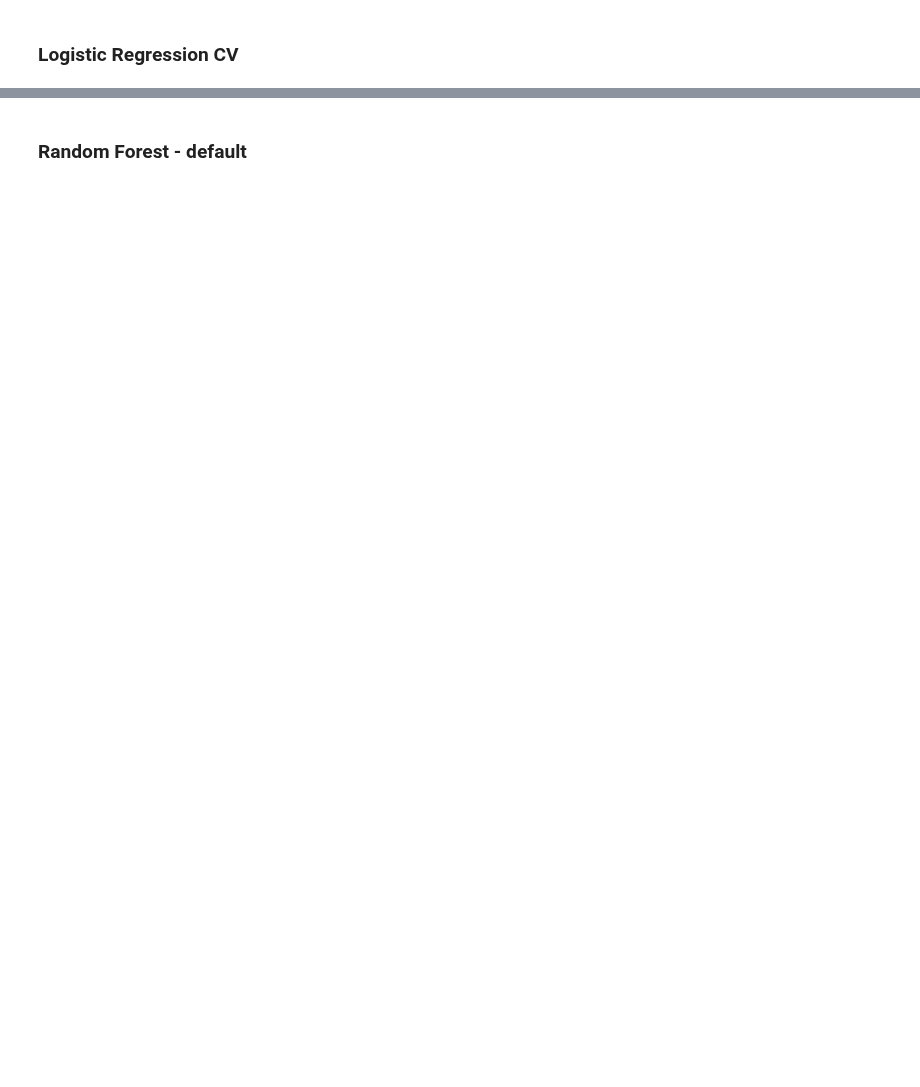
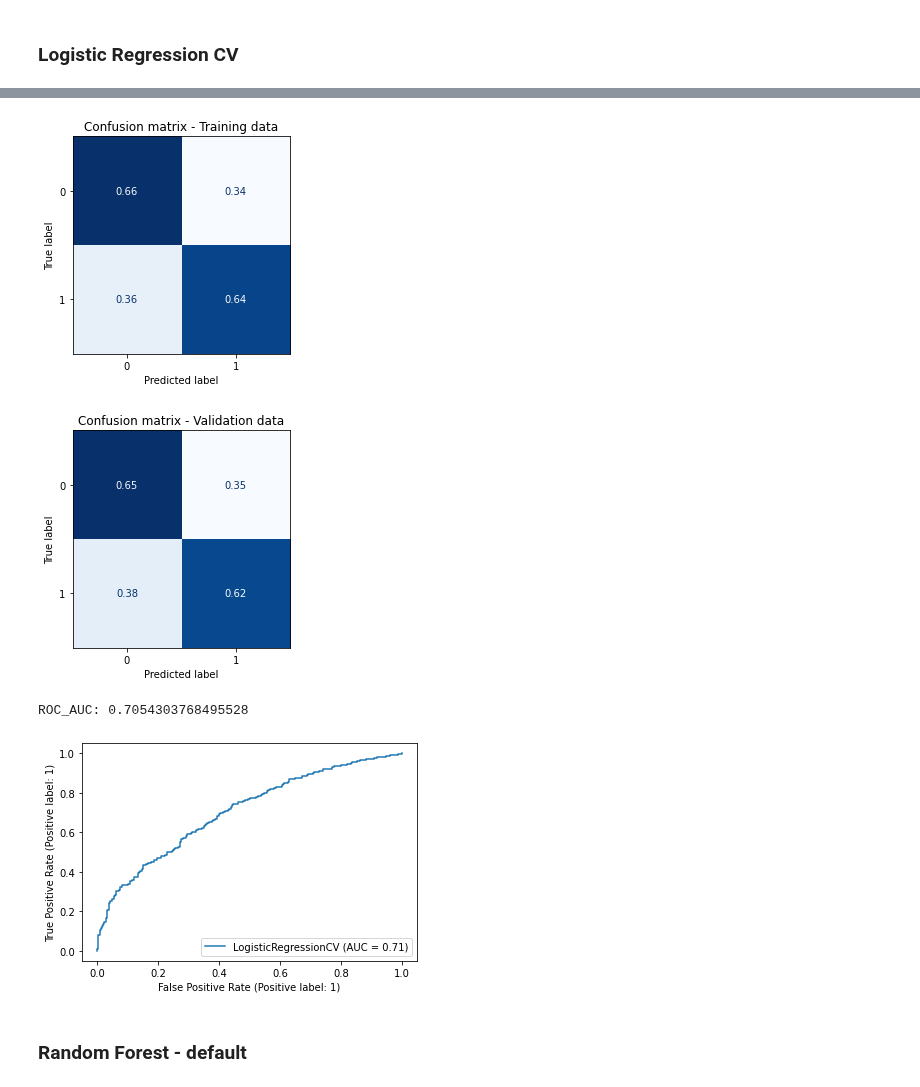
Before and after one commit to chrimaho/MDSI_ADSI_FEB21_AT1, a Jupyter notebook: notebooks/David/adsi_at1_parta.ipynb, the cells around one changed output, grey strips where cells are left out. Cells and saved outputs as stored; diff of their text form; code cells hidden in the pictures; blank space fills up the shorter version.

```diff
--- a/notebooks/David/adsi_at1_parta.ipynb
+++ b/notebooks/David/adsi_at1_parta.ipynb
@@ -453,3 +251,10 @@ log_reg_disp = plot_roc_curve(log_reg_cv, X_val, y_val)
+# %%
+plot_matrix_curve(log_reg_cv)
+# %% [output]
+[figure, added]
+[figure, added]
+ROC_AUC: 0.7054303768495528
+[figure, added]
 # %% [markdown]
 ### Random Forest - default
 # %%
```
Also changed, not shown: parts of 47 cells of this notebook, 7 other files.
